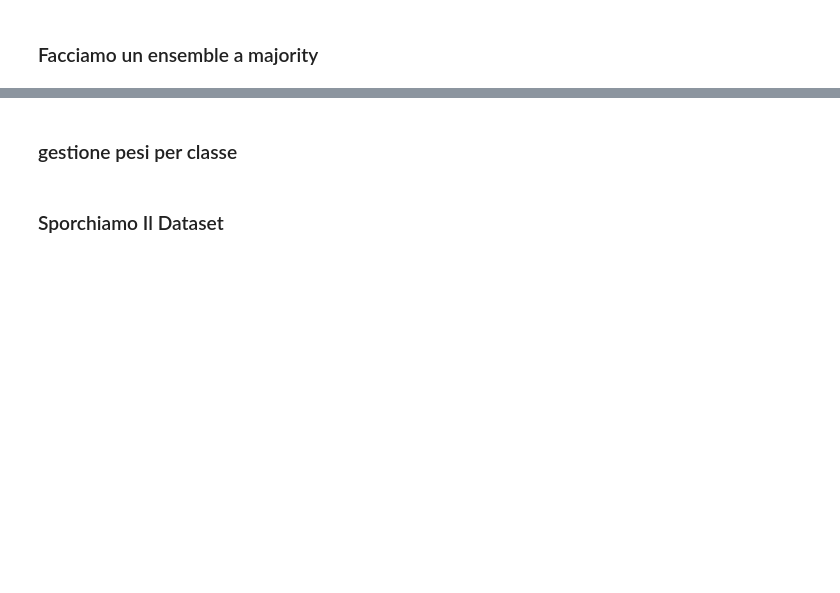
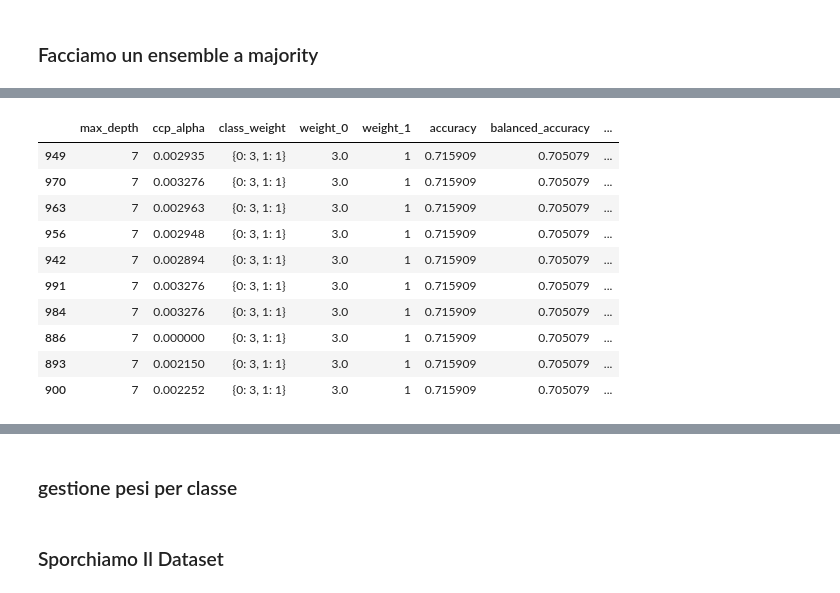
Before and after one commit to sammiforza3/MLTrainingWithNoisyDatasets, a Jupyter notebook: liverDataSet.ipynb, the cells around one changed output, grey strips where cells are left out. Cells and saved outputs as stored; diff of their text form; code cells hidden in the pictures; blank space fills up the shorter version.

```diff
--- a/liverDataSet.ipynb
+++ b/liverDataSet.ipynb
@@ -273,7 +445,7 @@ def train_best_weighted_tree(
     ccp_alphas,
     weights_to_try=None,
     depths=range(4, 8),
-    scoring_metric="f1_class_1",
+    scoring_metric="macro_f1",
     pos_label=1,
     random_state=42,
     print_report=True
@@ -688,8 +907,20 @@ clean_training_results = best_models, results_df, best_row, best_predictions
 # %%
 results_df.sort_values(
-    by="f1_class_1",
+    by="macro_f1",
     ascending=False
 ).head(10)
+# %% [output]
+|  | max_depth | ccp_alpha | class_weight | weight_0 | weight_1 | accuracy | balanced_accuracy | ... |
+| 949 | 7 | 0.002935 | {0: 3, 1: 1} | 3.0 | 1 | 0.715909 | 0.705079 | ... |
+| 970 | 7 | 0.003276 | {0: 3, 1: 1} | 3.0 | 1 | 0.715909 | 0.705079 | ... |
+| 963 | 7 | 0.002963 | {0: 3, 1: 1} | 3.0 | 1 | 0.715909 | 0.705079 | ... |
+| 956 | 7 | 0.002948 | {0: 3, 1: 1} | 3.0 | 1 | 0.715909 | 0.705079 | ... |
+| 942 | 7 | 0.002894 | {0: 3, 1: 1} | 3.0 | 1 | 0.715909 | 0.705079 | ... |
+| 991 | 7 | 0.003276 | {0: 3, 1: 1} | 3.0 | 1 | 0.715909 | 0.705079 | ... |
+| 984 | 7 | 0.003276 | {0: 3, 1: 1} | 3.0 | 1 | 0.715909 | 0.705079 | ... |
+| 886 | 7 | 0.000000 | {0: 3, 1: 1} | 3.0 | 1 | 0.715909 | 0.705079 | ... |
+| 893 | 7 | 0.002150 | {0: 3, 1: 1} | 3.0 | 1 | 0.715909 | 0.705079 | ... |
+| 900 | 7 | 0.002252 | {0: 3, 1: 1} | 3.0 | 1 | 0.715909 | 0.705079 | ... |
 # %%
 y_pred = predict_ensemble(
                     models=best_models,
```
Also changed, not shown: parts of 53 cells of this notebook, 27 other files.
